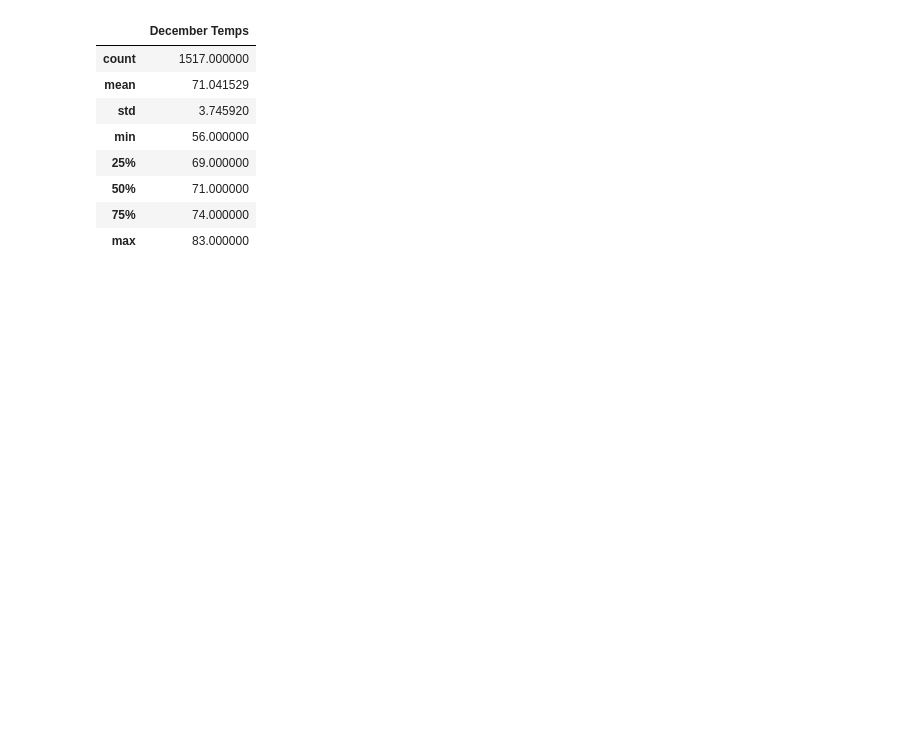
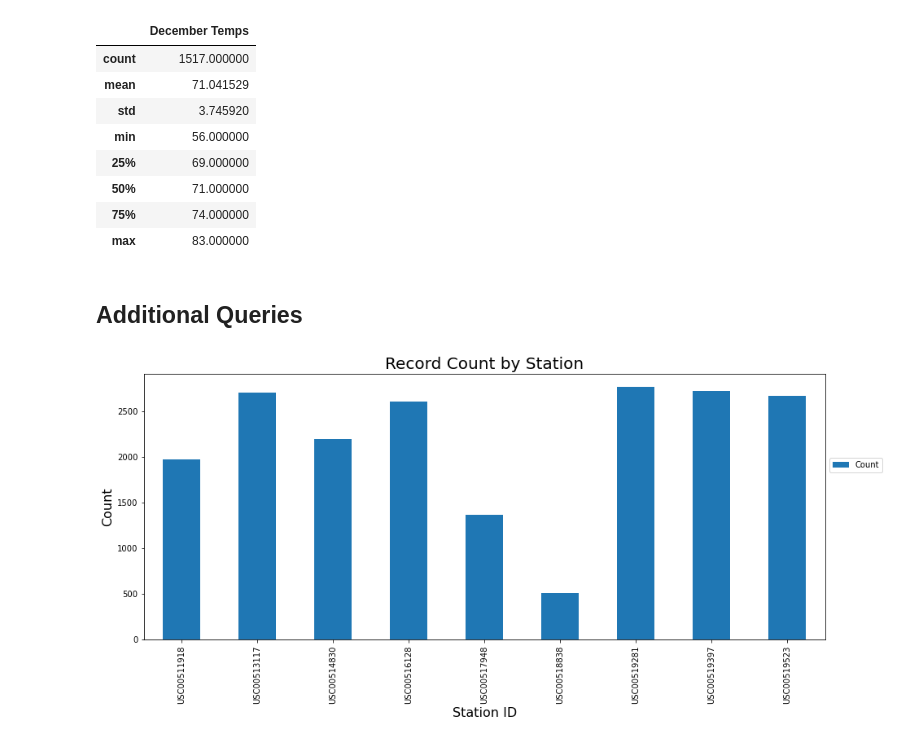
Before and after one commit to jeffreyaupc/surfs_up, a Jupyter notebook: SurfsUp_Challenge.ipynb, the cells around one changed output. Drawn from its saved outputs; the diff is of its cells as text; code cells hidden in the pictures; blank space fills up the shorter version.

```diff
--- a/SurfsUp_Challenge.ipynb
+++ b/SurfsUp_Challenge.ipynb
@@ -73,3 +73,23 @@ dec_df.describe()
 | 50% | 71.000000 |
 | 75% | 74.000000 |
 | max | 83.000000 |
+# %% [markdown]
+## Additional Queries
+# %%
+# Query the most active station in descending order.
+
+import matplotlib.pyplot as plt
+from matplotlib.pyplot import figure
+
+active_station = session.query(Measurement.station, func.count(Measurement.station)).group_by(Measurement.station).order_by(Measurement.station.asc()).all()
+active_station_list = [[station[0], station[1]] for station in active_station]
+active_station_df = pd.DataFrame(active_station_list, columns=['Station ID', 'Count'])
+active_station_df = active_station_df.set_index('Station ID')
+
+active_station_df.plot.bar(figsize=(15, 6))
+plt.title('Record Count by Station', fontsize=20)
+plt.xlabel('Station ID', fontsize=16)
+plt.ylabel('Count', fontsize=16)
+plt.legend(loc='best', bbox_to_anchor=(1, 0.7));
+# %% [output]
+[figure, added]
```
Also changed, not shown: parts of 2 cells of this notebook.
